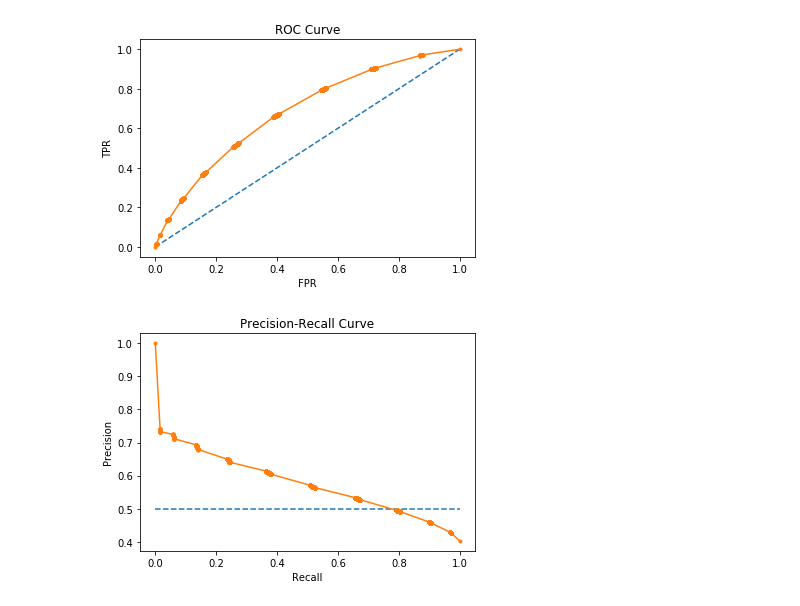
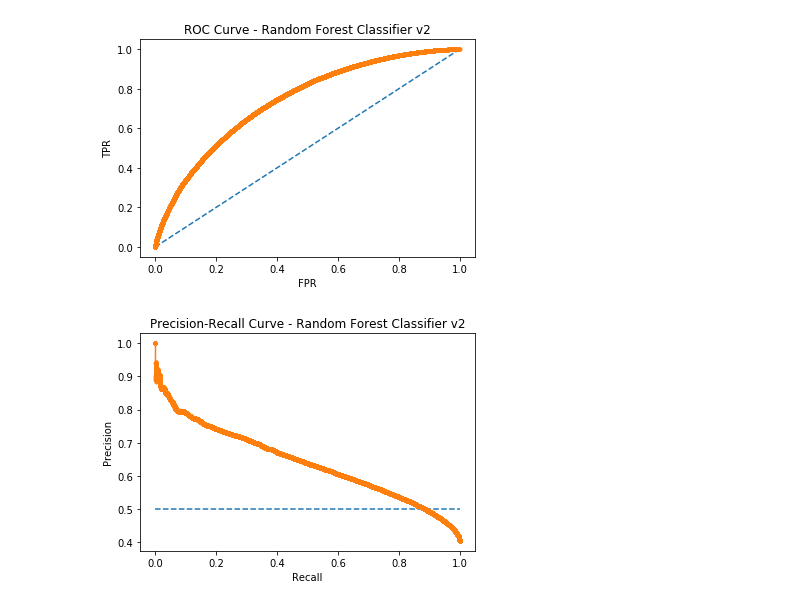
Before and after one commit to liberrhythm/mlvu-kickstarter-project, a Jupyter notebook: kickstarter-random-forest-analysis.ipynb, the cells around one changed output. Cells and saved outputs as stored; diff of their text form; code cells hidden in the pictures.

```diff
--- a/kickstarter-random-forest-analysis.ipynb
+++ b/kickstarter-random-forest-analysis.ipynb
@@ -53,5 +53,5 @@ y_val = y_val['state']
 # https://chrisalbon.com/machine_learning/trees_and_forests/random_forest_classifier_example/
 # http://dataaspirant.com/2017/06/26/random-forest-classifier-python-scikit-learn/
 from sklearn.ensemble import RandomForestClassifier
-clf = RandomForestClassifier(n_jobs=2, random_state=0)
-clf.fit(x_train, y_train)
+clf = RandomForestClassifier(n_estimators=100, random_state=0, max_depth=1000, min_samples_split=10, min_samples_leaf=4, criterion='entropy')
+# clf.fit(x_train, y_train)
@@ -178,27 +153,27 @@ fpr, tpr, thresholds = roc_curve(y_val.cat.codes, positive_probabilities)
 plt.plot([0, 1], [0, 1], linestyle='--')
 # plot the roc curve for the model
 plt.plot(fpr, tpr, marker='.')
-plt.title("ROC Curve")
+plt.title("ROC Curve - Random Forest Classifier v2")
 plt.xlabel("FPR")
 plt.ylabel("TPR")
 # show the plot
 plt.show()
 # %% [output]
-[figure, old version]
+[figure, new version]
 # %%
 # plot precision-recall curve
 precision, recall, thresholds = precision_recall_curve(y_val.cat.codes, positive_probabilities)
 # plot no skill
 plt.plot([0, 1], [0.5, 0.5], linestyle='--')
 # plot the roc curve for the model
 plt.plot(recall, precision, marker='.')
-plt.title("Precision-Recall Curve")
+plt.title("Precision-Recall Curve - Random Forest Classifier v2")
 plt.xlabel("Recall")
 plt.ylabel("Precision")
 # show the plot
 plt.show()
 # %% [output]
-[figure, old version]
+[figure, new version]
 # %%
 # using only these four features
 # feats = ['usd_goal_real','duration_days','goal*days','name_sentiment']
```
Also changed, not shown: parts of 15 cells of this notebook, 6 other files.
